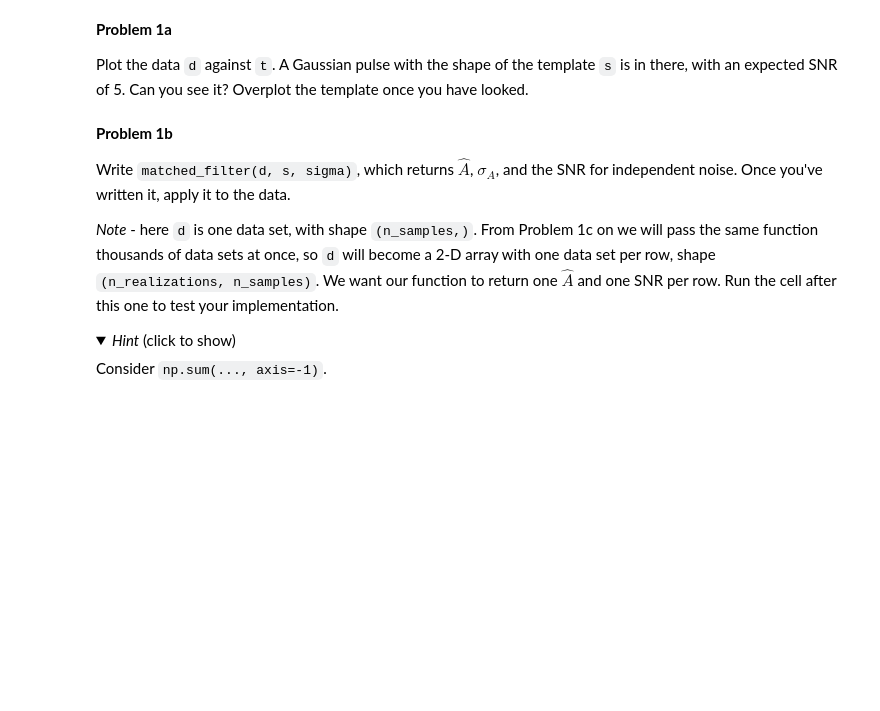
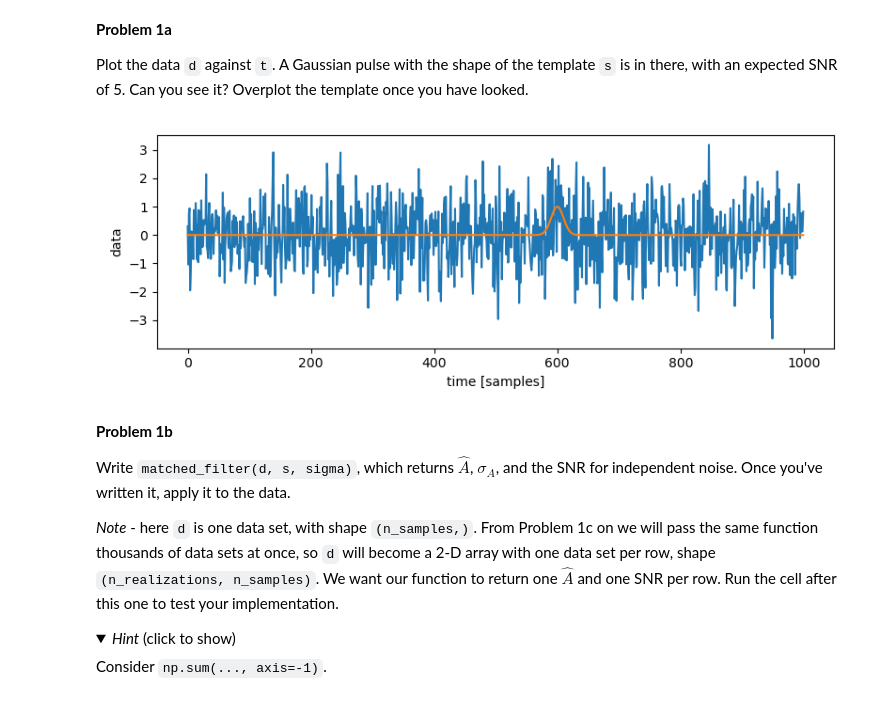
Before and after one commit to sammmelg/Session-27, a Jupyter notebook: Day2/MatchedFiltering.ipynb, the cells around one changed output. Drawn from its saved outputs; the diff is of its cells as text; code cells hidden in the pictures; folded sections open; blank space fills up the shorter version.

```diff
--- a/Day2/MatchedFiltering.ipynb
+++ b/Day2/MatchedFiltering.ipynb
@@ -85,11 +87,13 @@ template `s` is in there, with an expected SNR of 5. Can you see it?
 Overplot the template once you have looked.
 # %%
 fig, ax = plt.subplots(figsize=(8, 3))
-ax.plot(  # complete
-# complete
+ax.plot(t, d)  # complete
+ax.plot(t, s)
 ax.set_xlabel("time [samples]")
 ax.set_ylabel("data")
 fig.tight_layout()
+# %% [output]
+[figure, added]
 # %% [markdown]
 **Problem 1b**
 
```
Also changed, not shown: parts of 7 cells of this notebook, 1 other file.
